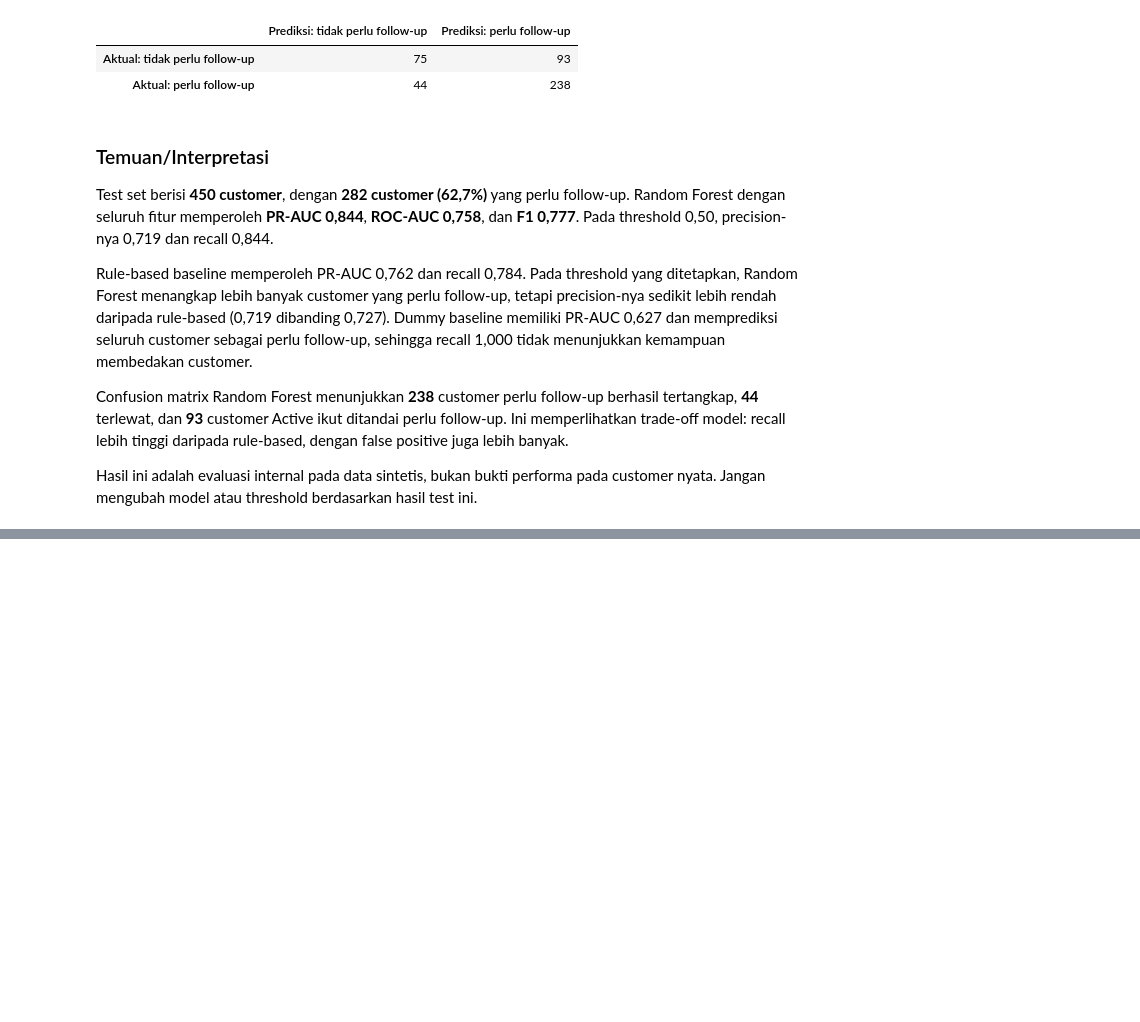
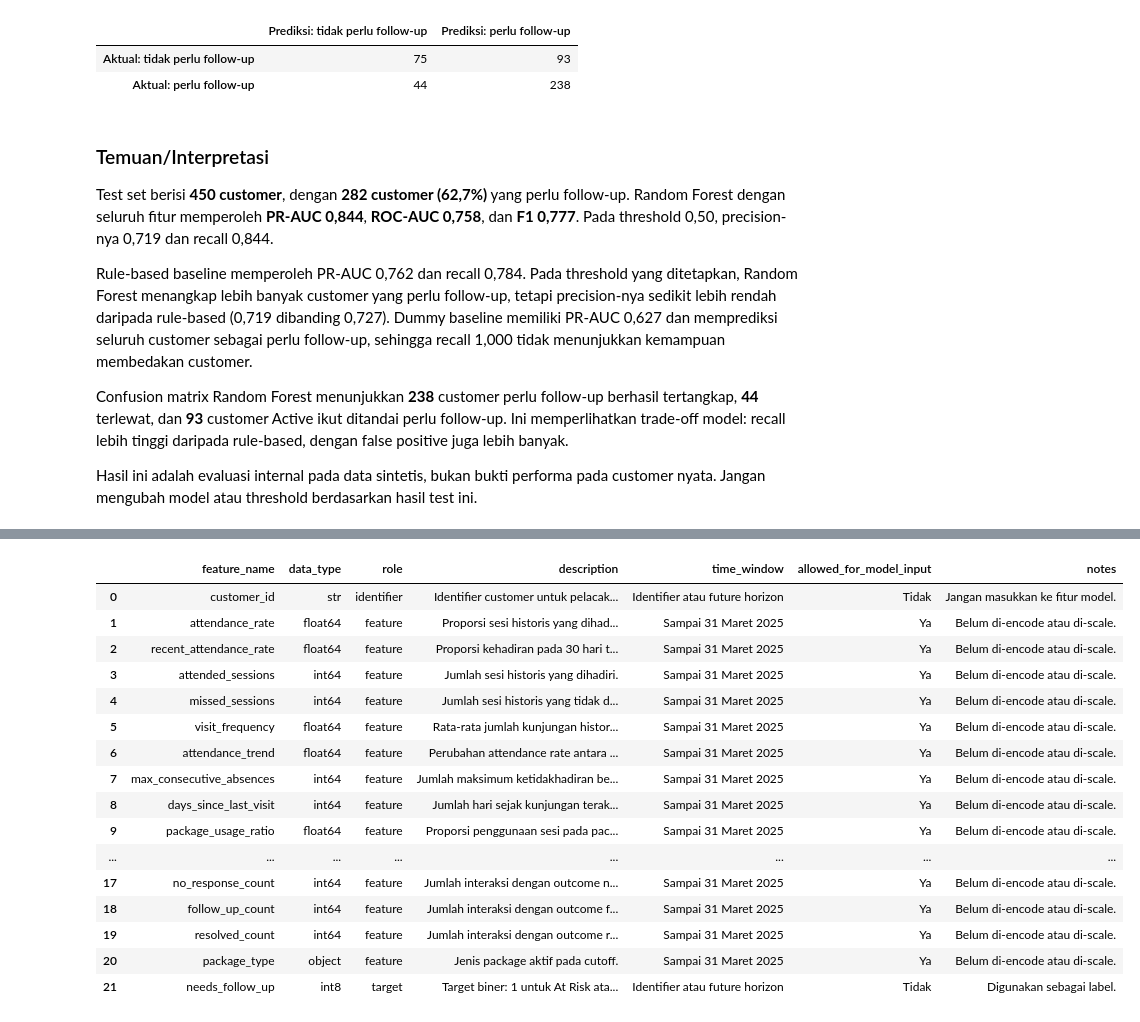
Before and after one commit to DaffaAlfiannoor/Customer-Retention-Risk, a Jupyter notebook: notebook.ipynb, the cells around one changed output, grey strips where cells are left out. Drawn from its saved outputs; the diff is of its cells as text; code cells hidden in the pictures; blank space fills up the shorter version.

```diff
--- a/notebook.ipynb
+++ b/notebook.ipynb
@@ -4917,0 +4626,90 @@ Customer Retention Risk Gymnasyum. Dataset bukan data customer nyata.
+# %%
+feature_descriptions = {
+    "customer_id": "Identifier customer untuk pelacakan baris.",
+    "attendance_rate": "Proporsi sesi historis yang dihadiri.",
+    "recent_attendance_rate": "Proporsi kehadiran pada 30 hari terakhir sebelum cutoff.",
+    "attended_sessions": "Jumlah sesi historis yang dihadiri.",
+    "missed_sessions": "Jumlah sesi historis yang tidak dihadiri.",
+    "visit_frequency": "Rata-rata jumlah kunjungan historis per minggu.",
+    "attendance_trend": "Perubahan attendance rate antara periode awal dan akhir histori.",
+    "max_consecutive_absences": "Jumlah maksimum ketidakhadiran berturut-turut.",
+    "days_since_last_visit": "Jumlah hari sejak kunjungan terakhir sampai cutoff.",
+    "package_usage_ratio": "Proporsi penggunaan sesi pada package aktif.",
+    "days_to_package_expiry": "Sisa hari package aktif sampai masa berlaku berakhir.",
+    "renewal_count": "Jumlah renewal yang terjadi sampai cutoff.",
+    "package_type": "Jenis package aktif pada cutoff.",
+    "reschedule_count": "Jumlah reschedule sampai cutoff.",
+    "reschedule_rate": "Jumlah reschedule dibagi jumlah sesi historis.",
+    "admin_contact_count": "Jumlah interaksi admin sampai cutoff.",
+    "inbound_contact_count": "Jumlah interaksi yang dimulai customer.",
+    "outbound_contact_count": "Jumlah interaksi yang dimulai admin.",
+    "no_response_count": "Jumlah interaksi dengan outcome no response.",
+    "follow_up_count": "Jumlah interaksi dengan outcome follow-up.",
+    "resolved_count": "Jumlah interaksi dengan outcome resolved.",
+    "needs_follow_up": (
+        "Target biner: 1 untuk At Risk atau Need Attention, "
+        "0 untuk Active."
+    ),
+}
+
+feature_roles = {
+    "customer_id": "identifier",
+    TARGET_COLUMN: "target",
+}
+
+feature_rows = []
+
+for column in modeling_dataset.columns:
+    role = feature_roles.get(column, "feature")
+
+    feature_rows.append(
+        {
+            "feature_name": column,
+            "data_type": str(modeling_dataset[column].dtype),
+            "role": role,
+            "description": feature_descriptions[column],
+            "time_window": (
+                "Sampai 31 Maret 2025"
+                if role == "feature"
+                else "Identifier atau future horizon"
+            ),
+            "allowed_for_model_input": (
+                "Tidak"
+                if role in {"identifier", "target"}
+                else "Ya"
+            ),
+            "notes": (
+                "Jangan masukkan ke fitur model."
+                if role == "identifier"
+                else (
+                    "Digunakan sebagai label."
+                    if role == "target"
+                    else "Belum di-encode atau di-scale."
+                )
+            ),
+        }
+    )
+
+feature_dictionary = pd.DataFrame(feature_rows)
+feature_dictionary_path = DATA_READY_DIR / "feature_dictionary.csv"
+feature_dictionary.to_csv(feature_dictionary_path, index=False)
+
+display(feature_dictionary)
+# %% [output]
+|  | feature_name | data_type | role | description | time_window | allowed_for_model_input | notes |
+| 0 | customer_id | str | identifier | Identifier customer untuk pelacak... | Identifier atau future horizon | Tidak | Jangan masukkan ke fitur model. |
+| 1 | attendance_rate | float64 | feature | Proporsi sesi historis yang dihad... | Sampai 31 Maret 2025 | Ya | Belum di-encode atau di-scale. |
+| 2 | recent_attendance_rate | float64 | feature | Proporsi kehadiran pada 30 hari t... | Sampai 31 Maret 2025 | Ya | Belum di-encode atau di-scale. |
+| 3 | attended_sessions | int64 | feature | Jumlah sesi historis yang dihadiri. | Sampai 31 Maret 2025 | Ya | Belum di-encode atau di-scale. |
+| 4 | missed_sessions | int64 | feature | Jumlah sesi historis yang tidak d... | Sampai 31 Maret 2025 | Ya | Belum di-encode atau di-scale. |
+| 5 | visit_frequency | float64 | feature | Rata-rata jumlah kunjungan histor... | Sampai 31 Maret 2025 | Ya | Belum di-encode atau di-scale. |
+| 6 | attendance_trend | float64 | feature | Perubahan attendance rate antara ... | Sampai 31 Maret 2025 | Ya | Belum di-encode atau di-scale. |
+| 7 | max_consecutive_absences | int64 | feature | Jumlah maksimum ketidakhadiran be... | Sampai 31 Maret 2025 | Ya | Belum di-encode atau di-scale. |
+| 8 | days_since_last_visit | int64 | feature | Jumlah hari sejak kunjungan terak... | Sampai 31 Maret 2025 | Ya | Belum di-encode atau di-scale. |
+| 9 | package_usage_ratio | float64 | feature | Proporsi penggunaan sesi pada pac... | Sampai 31 Maret 2025 | Ya | Belum di-encode atau di-scale. |
+| ... | ... | ... | ... | ... | ... | ... | ... |
+| 17 | no_response_count | int64 | feature | Jumlah interaksi dengan outcome n... | Sampai 31 Maret 2025 | Ya | Belum di-encode atau di-scale. |
+| 18 | follow_up_count | int64 | feature | Jumlah interaksi dengan outcome f... | Sampai 31 Maret 2025 | Ya | Belum di-encode atau di-scale. |
+| 19 | resolved_count | int64 | feature | Jumlah interaksi dengan outcome r... | Sampai 31 Maret 2025 | Ya | Belum di-encode atau di-scale. |
+| 20 | package_type | object | feature | Jenis package aktif pada cutoff. | Sampai 31 Maret 2025 | Ya | Belum di-encode atau di-scale. |
+| 21 | needs_follow_up | int8 | target | Target biner: 1 untuk At Risk ata... | Identifier atau future horizon | Tidak | Digunakan sebagai label. |
```
Also changed, not shown: parts of 55 cells of this notebook, 6 other files.
